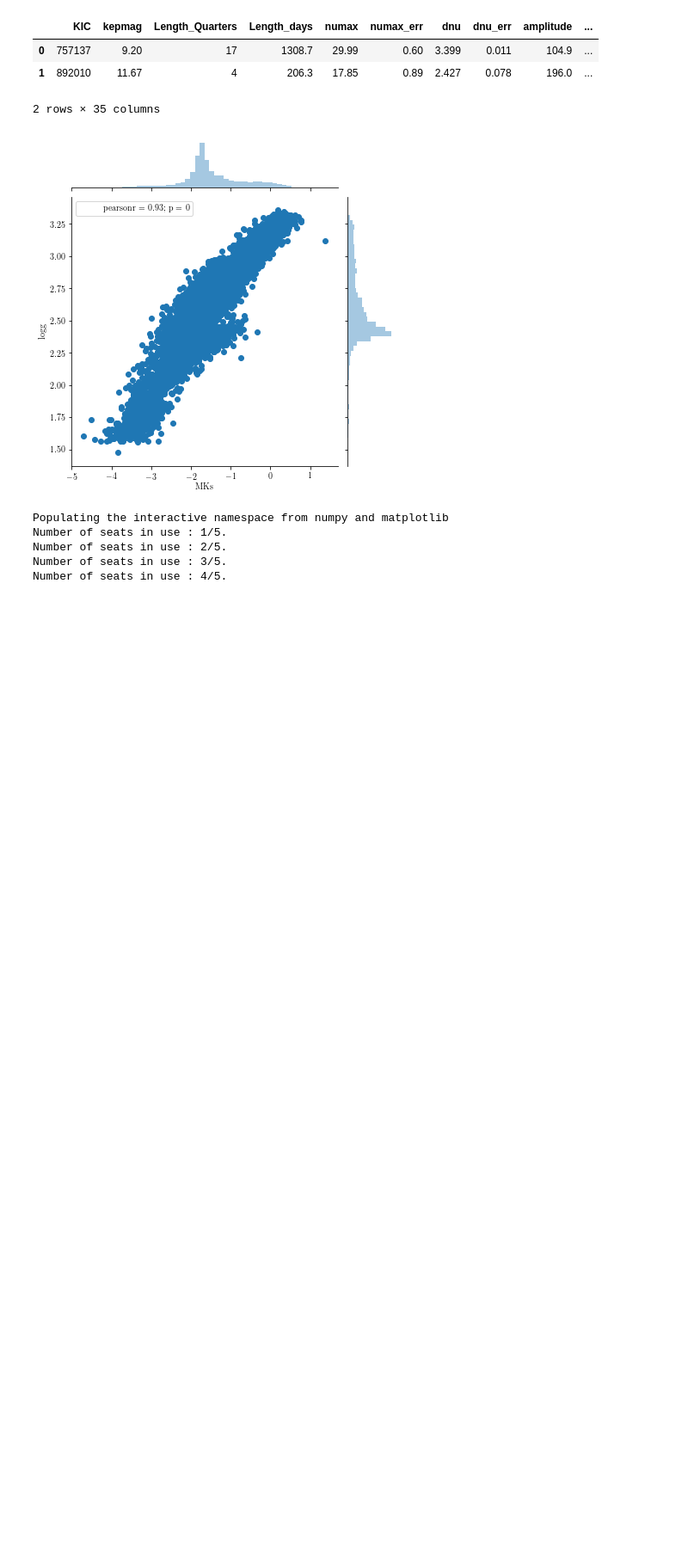
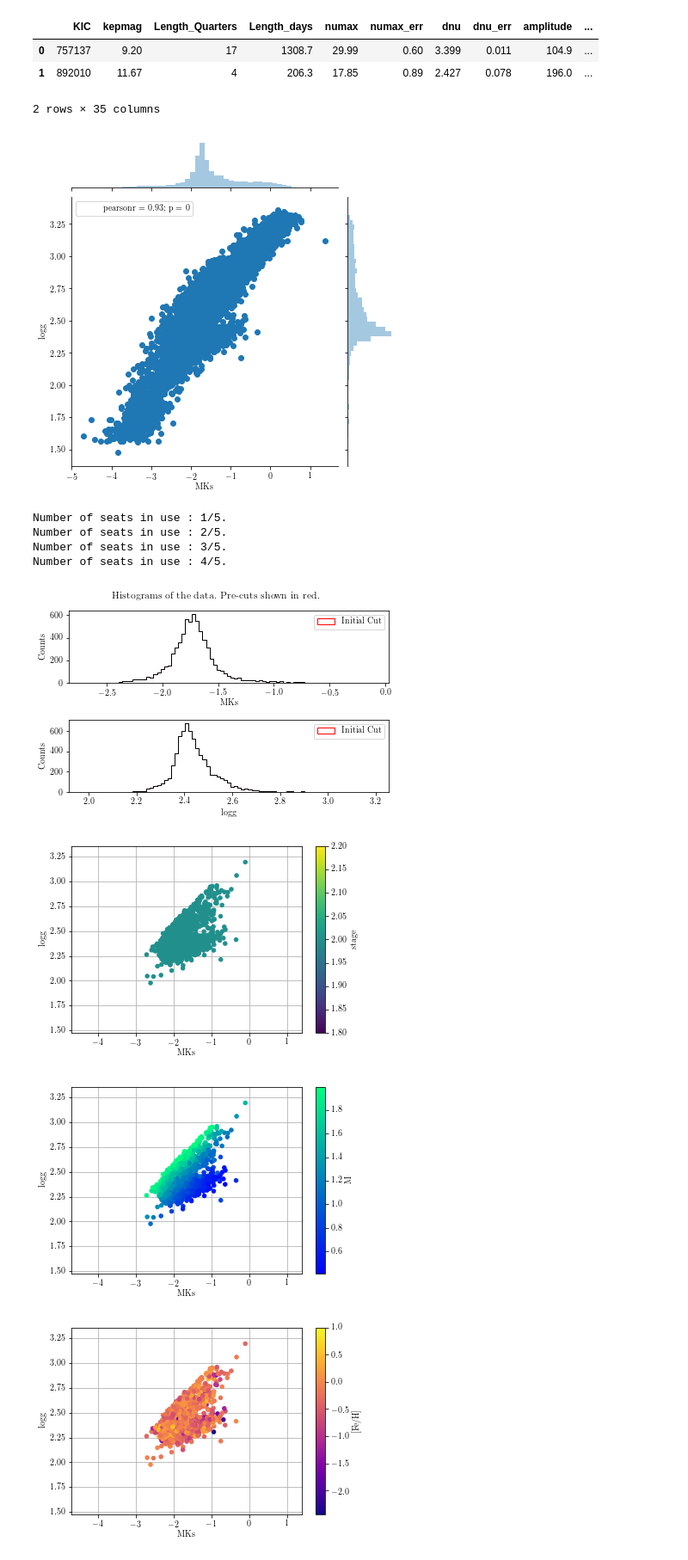
Before and after one commit to ojhall94/GAIA, a Jupyter notebook: Scripts/investigate_yu18.ipynb, the cells around one changed output. Shown: that part at 86% size. Saved outputs shown, nothing was run; the diff lists cells and outputs as text; code cells hidden in the pictures; blank space fills up the shorter version.

```diff
--- a/Scripts/investigate_yu18.ipynb
+++ b/Scripts/investigate_yu18.ipynb
@@ -78,17 +78,19 @@ plt.show()
 # %% [output]
 [figure]
 # %%
-%pylab qt
-barber = barbershop.open(df,'MH','logg')
-barber.add_client('stage')
-barber.add_client('M')
+barber = barbershop.open(df,'MKs','logg')
+barber.add_client('stage',lower=2)
+barber.add_client('M',upper=2)
 barber.add_client('[Fe/H]')
 barber.add_client('R')
 barber.histograms_on(x=True, y=True)
 barber.show_mirror()
 # %% [output]
-Populating the interactive namespace from numpy and matplotlib
 Number of seats in use : 1/5.
 Number of seats in use : 2/5.
 Number of seats in use : 3/5.
 Number of seats in use : 4/5.
+[figure, added]
+[figure, added]
+[figure, added]
+[figure, added]
```
Also changed, not shown: parts of 1 cell of this notebook, 1 other file.
